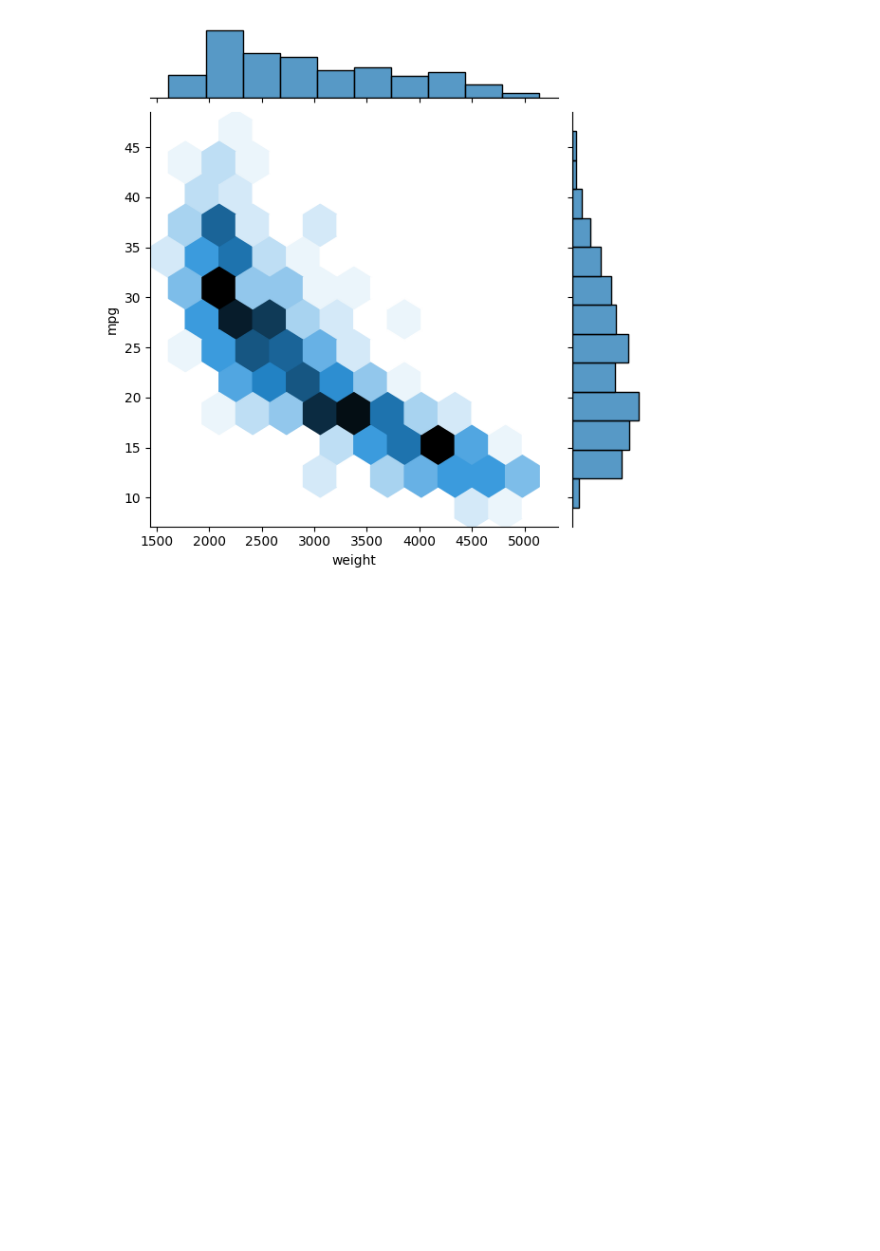
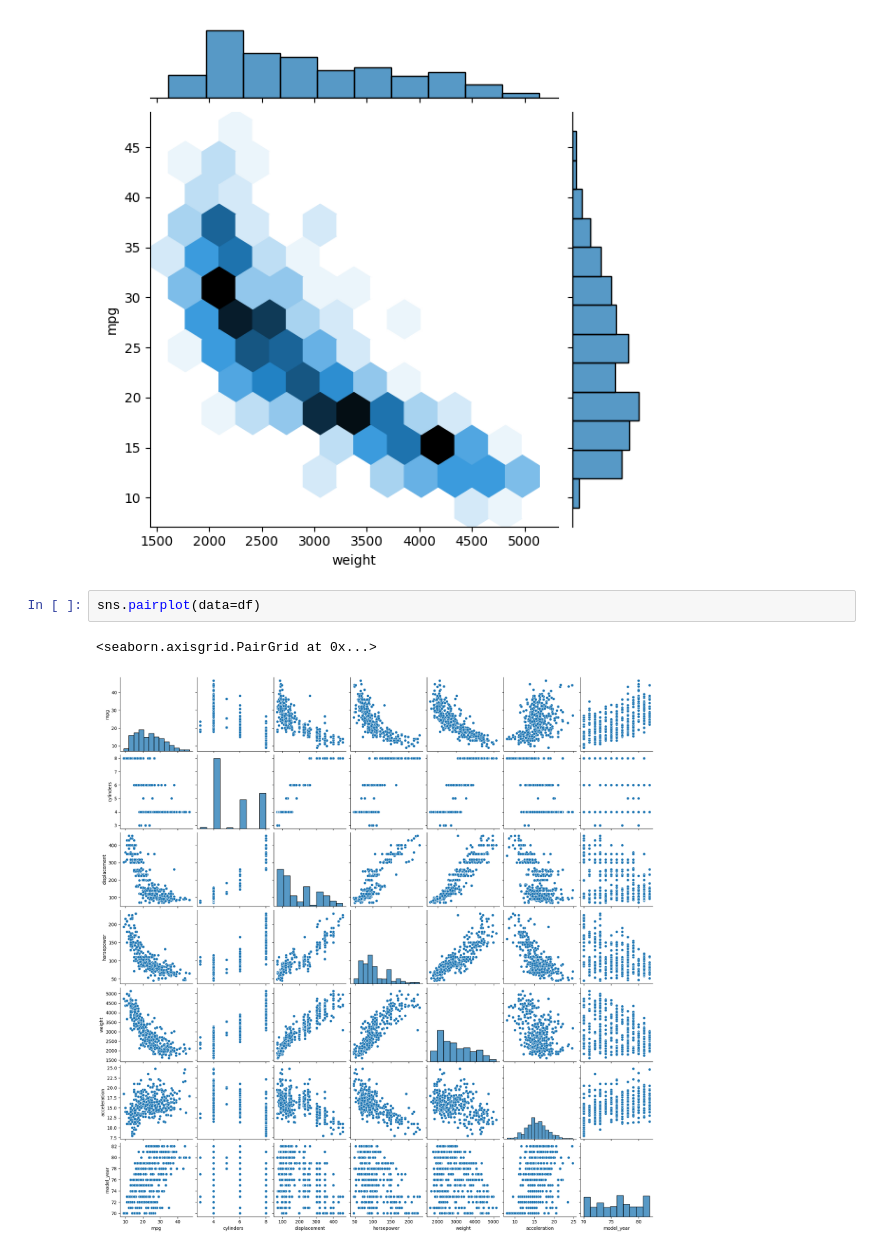
Before and after one commit to ArcheTree/2022training, a Jupyter notebook: python/pandas/수치형변수.ipynb, the cells around one changed output. Saved outputs shown, nothing was run; the diff lists cells and outputs as text; blank space fills up the shorter version.

```diff
--- a/python/pandas/수치형변수.ipynb
+++ b/python/pandas/수치형변수.ipynb
@@ -248,3 +248,8 @@ sns.jointplot(data=df,x="weight",y="mpg",kind="hex")
 # %% [output]
 <seaborn.axisgrid.JointGrid at 0x...>
 [figure]
+# %%
+sns.pairplot(data=df)
+# %% [output]
+<seaborn.axisgrid.PairGrid at 0x...>
+[figure, added]
```
Also changed, not shown: parts of 13 cells of this notebook, 8 other files.
